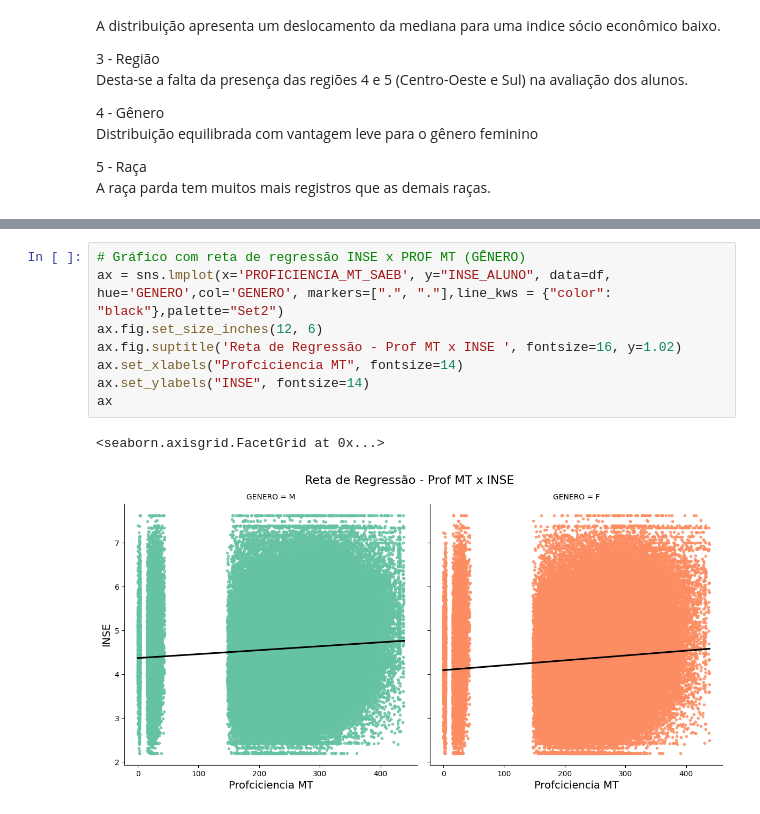
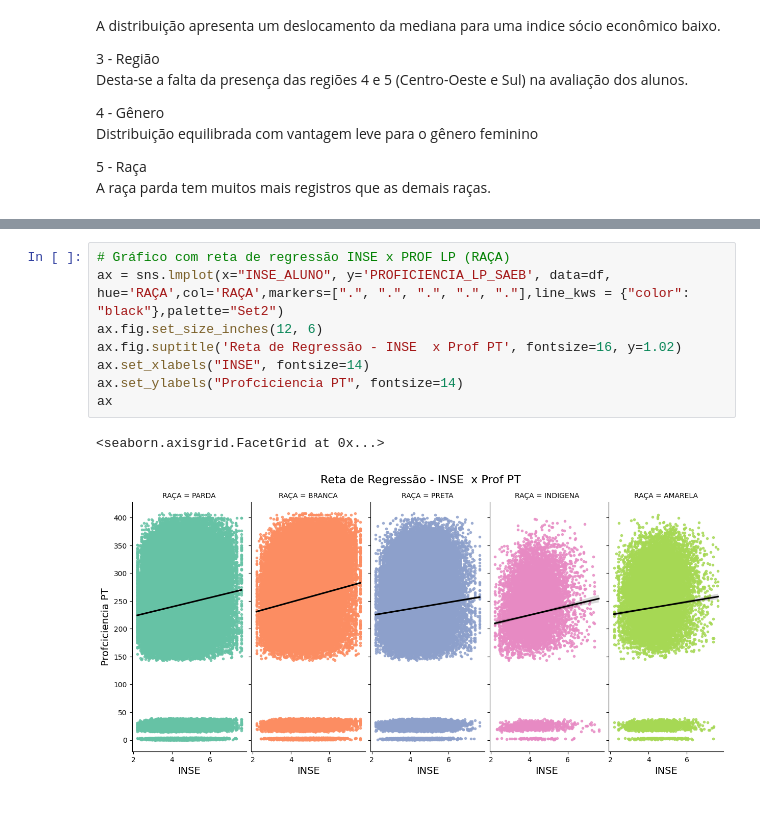
Before and after one commit to ebapp-dev/puc_ia, a Jupyter notebook: mvp/analise de dados/MVP_PUC_Eduardo.ipynb, the cells around one changed output, grey strips where cells are left out. Saved outputs shown, nothing was run; the diff lists cells and outputs as text.

```diff
--- a/mvp/analise de dados/MVP_PUC_Eduardo.ipynb
+++ b/mvp/analise de dados/MVP_PUC_Eduardo.ipynb
@@ -283,11 +314,11 @@ ax
 # %%
-# Gráfico com reta de regressão INSE x PROF MT (GÊNERO)
-ax = sns.lmplot(x='PROFICIENCIA_MT_SAEB', y="INSE_ALUNO", data=df, hue='GENERO',col='GENERO', markers=[".", "."],line_kws = {"color": "black"},palette="Set2")
+# Gráfico com reta de regressão INSE x PROF LP (RAÇA)
+ax = sns.lmplot(x="INSE_ALUNO", y='PROFICIENCIA_LP_SAEB', data=df, hue='RAÇA',col='RAÇA',markers=[".", ".", ".", ".", "."],line_kws = {"color": "black"},palette="Set2")
 ax.fig.set_size_inches(12, 6)
-ax.fig.suptitle('Reta de Regressão - Prof MT x INSE ', fontsize=16, y=1.02)
-ax.set_xlabels("Profciciencia MT", fontsize=14)
-ax.set_ylabels("INSE", fontsize=14)
+ax.fig.suptitle('Reta de Regressão - INSE  x Prof PT', fontsize=16, y=1.02)
+ax.set_xlabels("INSE", fontsize=14)
+ax.set_ylabels("Profciciencia PT", fontsize=14)
 ax
 # %% [output]
 <seaborn.axisgrid.FacetGrid at 0x...>
-[figure, old version]
+[figure, new version]
```
Also changed, not shown: parts of 14 cells of this notebook.
